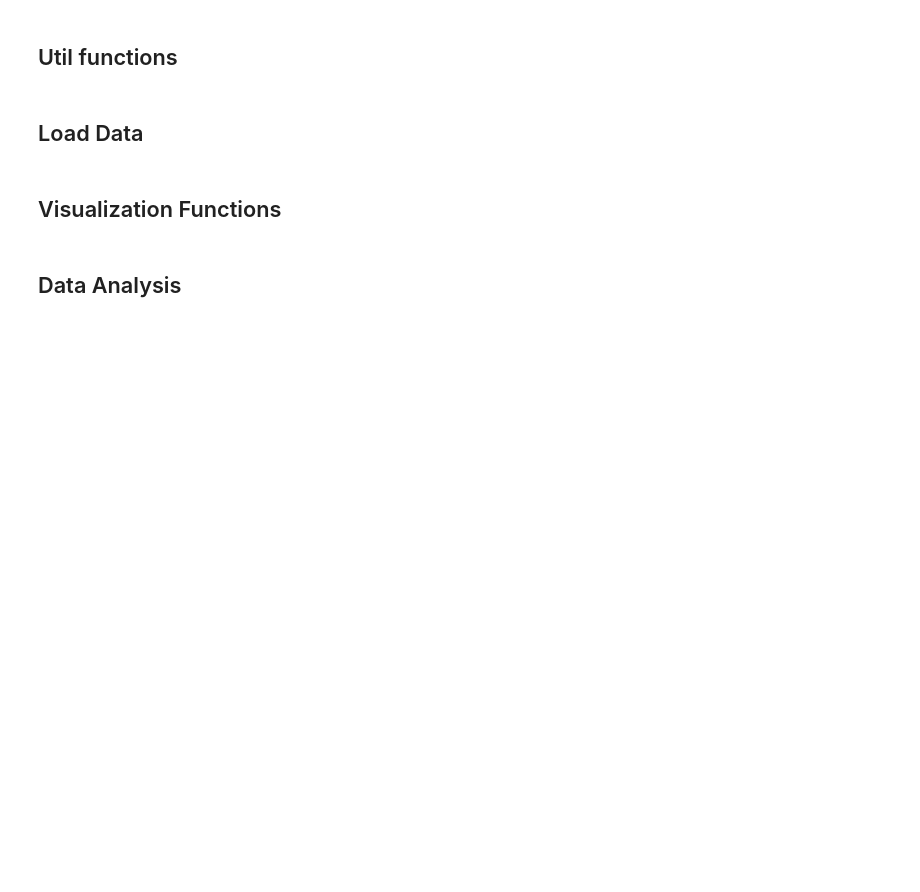
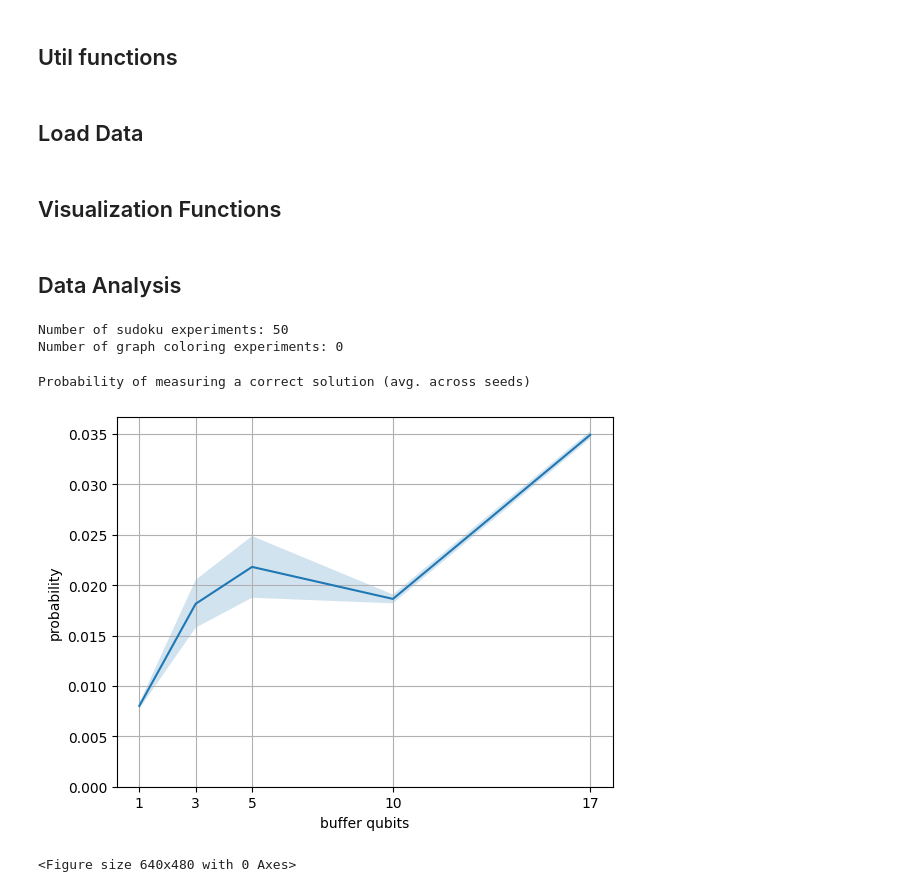
Before and after one commit to westoun/gospl, a Jupyter notebook: evaluation/evaluation.ipynb, the cells around one changed output. Saved outputs shown, nothing was run; the diff lists cells and outputs as text; code cells hidden in the pictures; blank space fills up the shorter version.

Commit message:
Add plot for probability over buffer count

```diff
--- a/evaluation/evaluation.ipynb
+++ b/evaluation/evaluation.ipynb
@@ -53,7 +53,7 @@ def load_experiments(results_dir: str = "results") -> List:
 
     return experiments
 # %%
-def filter_experiments(experiments: List, params: Dict, prefix=None) -> List:
+def filter_experiments(experiments: List, params: Dict={}, prefix=None) -> List:
     filtered_experiments = []
 
     for experiment in experiments:
@@ -76,2 +98,22 @@ def sort_experiments(experiments: List, key: str):
+# %%
+def get_probabilities(experiments: List, constraint_violations: int = 0) -> List[float]:
+    probabilities = []
+
+    for experiment in experiments:
+
+        for result in experiment["results"]:
+            if result["constraint_violations"] == constraint_violations:
+                probabilities.append(result["mean_prob"])
+                break
+
+    return probabilities
+# %%
+def get_constraint_counts(experiments: List) -> List[float]:
+    constraint_counts = []
+
+    for experiment in experiments:
+        constraint_counts.append(experiment["encoding"]["constraints"])
+
+    return constraint_counts
 # %% [markdown]
 ## Visualization Functions
@@ -85,3 +182,16 @@ graph_coloring_experiments = filter_experiments(experiments, prefix="graph_color
 
 print(f"Number of sudoku experiments: {len(sudoku_experiments)}")
 print(f"Number of graph coloring experiments: {len(graph_coloring_experiments)}")
+# %% [output]
+Number of sudoku experiments: 50
+Number of graph coloring experiments: 0
+# %%
+printb("Probability of measuring a correct solution (avg. across seeds)")
+
+plot_probability_per_buffer_count(
+    sudoku_experiments, target_path=f"results/sudoku_probabilities.png"
+)
+# %% [output]
+Probability of measuring a correct solution (avg. across seeds)
+[figure, added]
+<Figure size 640x480 with 0 Axes>
```
Also changed, not shown: parts of 4 cells of this notebook.
